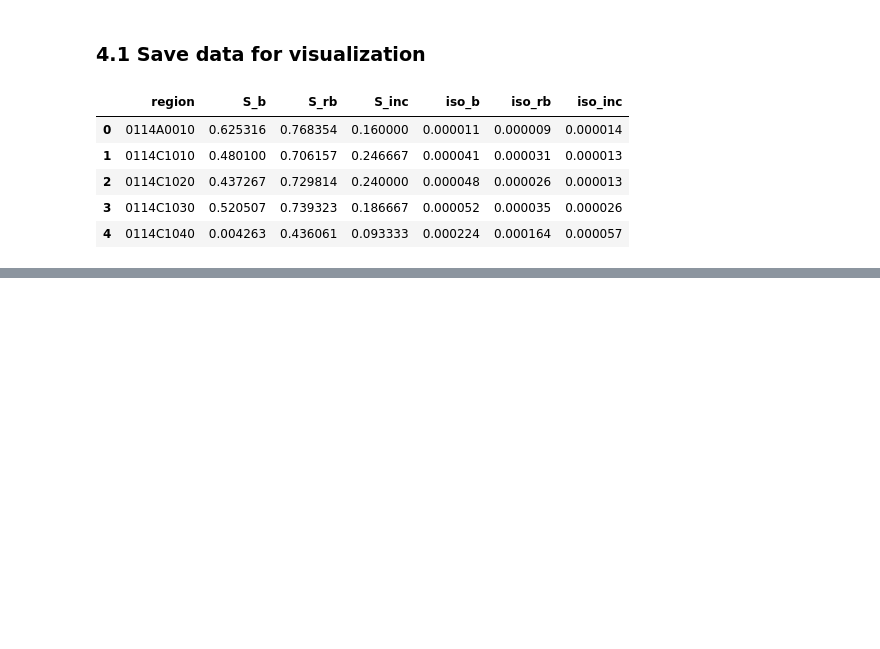
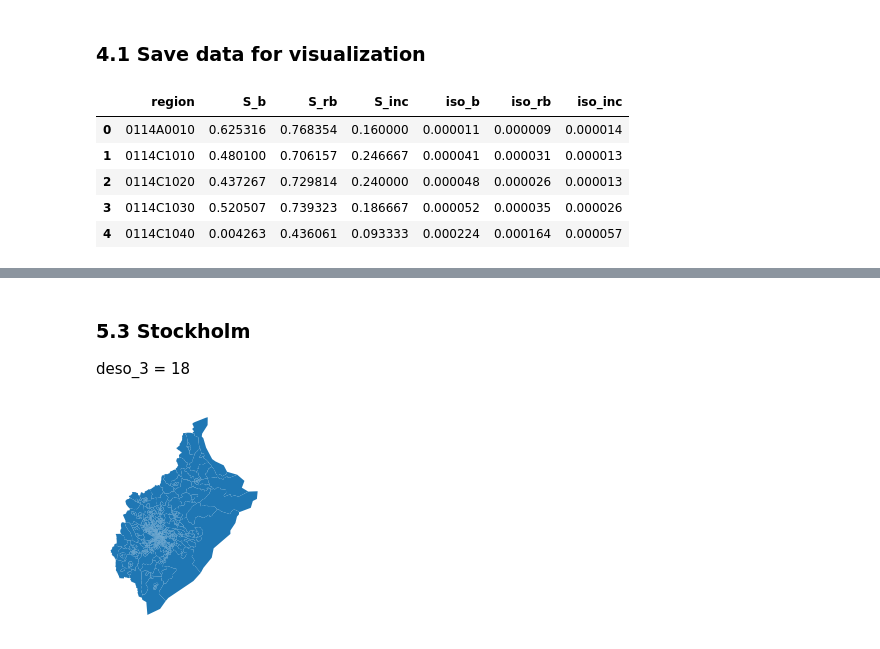
Before and after one commit to MobiSegInsights/mobi-social-segregation-se, a Jupyter notebook: src/4-residential-segregation.ipynb, the cells around one changed output, grey strips where cells are left out. Saved outputs shown, nothing was run; the diff lists cells and outputs as text; code cells hidden in the pictures; blank space fills up the shorter version.

```diff
--- a/src/4-residential-segregation.ipynb
+++ b/src/4-residential-segregation.ipynb
@@ -305,0 +325,8 @@ df_deso.head()
+# %% [markdown]
+### 5.3 Stockholm
+deso_3 = 18
+# %%
+ax = df_deso.loc[df_deso.deso_3 == '01'].plot(column='deso_3')
+ax.set_axis_off()
+# %% [output]
+[figure, added]
```
Also changed, not shown: parts of 6 cells of this notebook, 5 other files.
